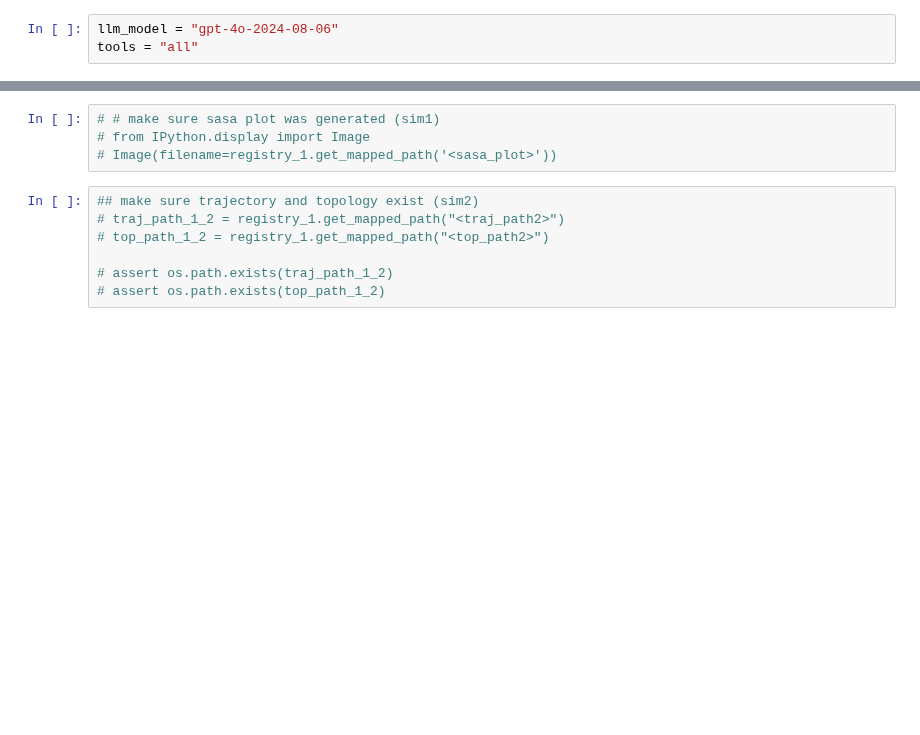
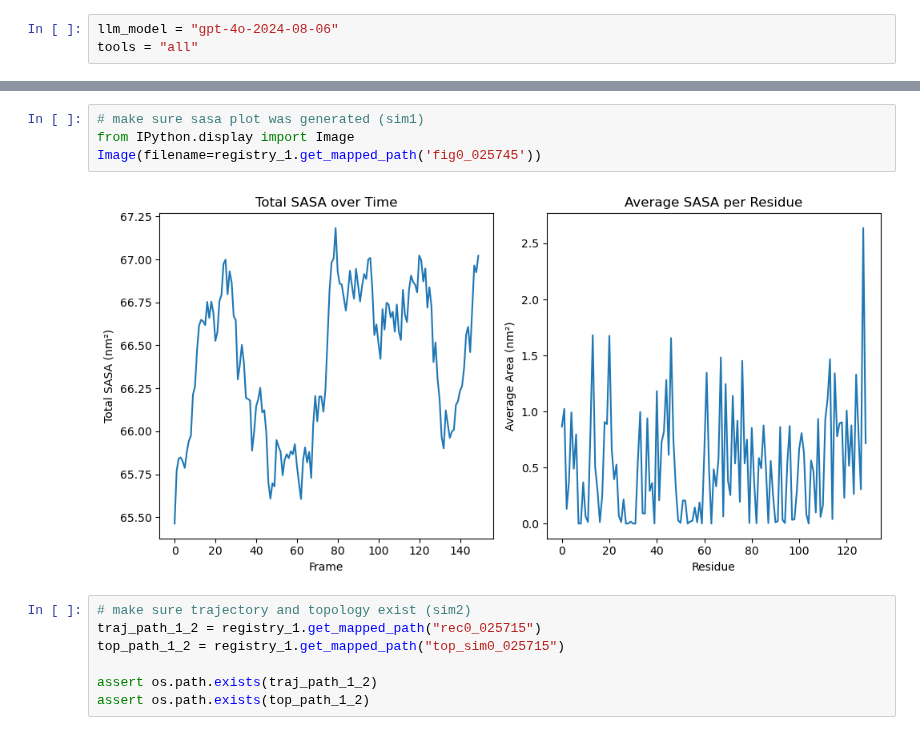
Before and after one commit to ur-whitelab/md-agent, a Jupyter notebook: notebooks/experiments/Robustness/gpt-4o-2024-08-06/prompt10.ipynb, the cells around one changed output, grey strips where cells are left out. Cells and saved outputs as stored; diff of their text form; blank space fills up the shorter version.

```diff
--- a/notebooks/experiments/Robustness/gpt-4o-2024-08-06/prompt10.ipynb
+++ b/notebooks/experiments/Robustness/gpt-4o-2024-08-06/prompt10.ipynb
@@ -49,12 +106,14 @@ print(registry_1.list_path_names_and_descriptions().replace(",", "\n"))
 # %%
-# # make sure sasa plot was generated (sim1)
-# from IPython.display import Image
-# Image(filename=registry_1.get_mapped_path('<sasa_plot>'))
+# make sure sasa plot was generated (sim1)
+from IPython.display import Image
+Image(filename=registry_1.get_mapped_path('fig0_025745'))
+# %% [output]
+[figure, added]
 # %%
-## make sure trajectory and topology exist (sim2)
-# traj_path_1_2 = registry_1.get_mapped_path("<traj_path2>")
-# top_path_1_2 = registry_1.get_mapped_path("<top_path2>")
+# make sure trajectory and topology exist (sim2)
+traj_path_1_2 = registry_1.get_mapped_path("rec0_025715")
+top_path_1_2 = registry_1.get_mapped_path("top_sim0_025715")
 
-# assert os.path.exists(traj_path_1_2)
-# assert os.path.exists(top_path_1_2)
+assert os.path.exists(traj_path_1_2)
+assert os.path.exists(top_path_1_2)
 # %%
```
Also changed, not shown: parts of 24 cells of this notebook, 9 other files.
